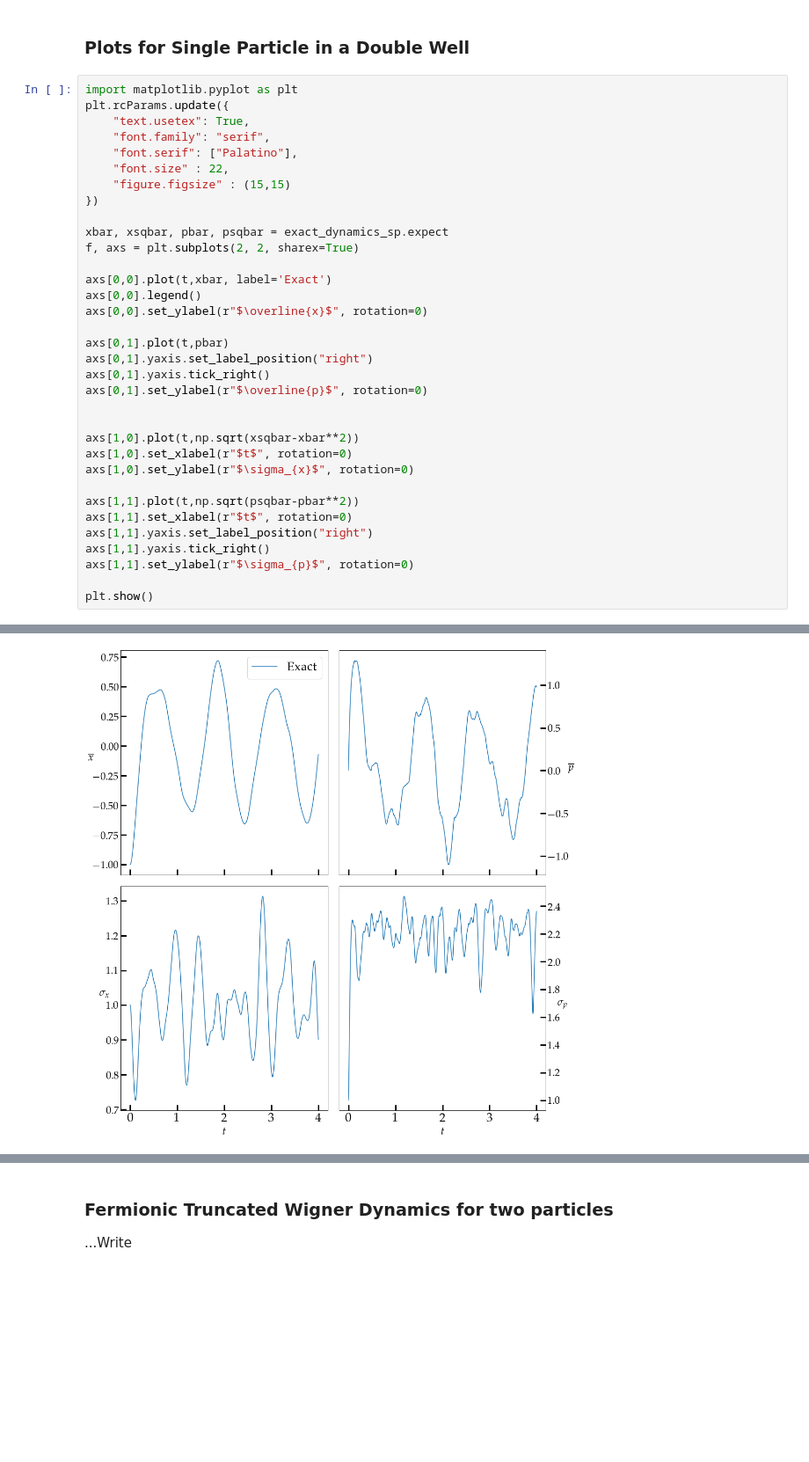
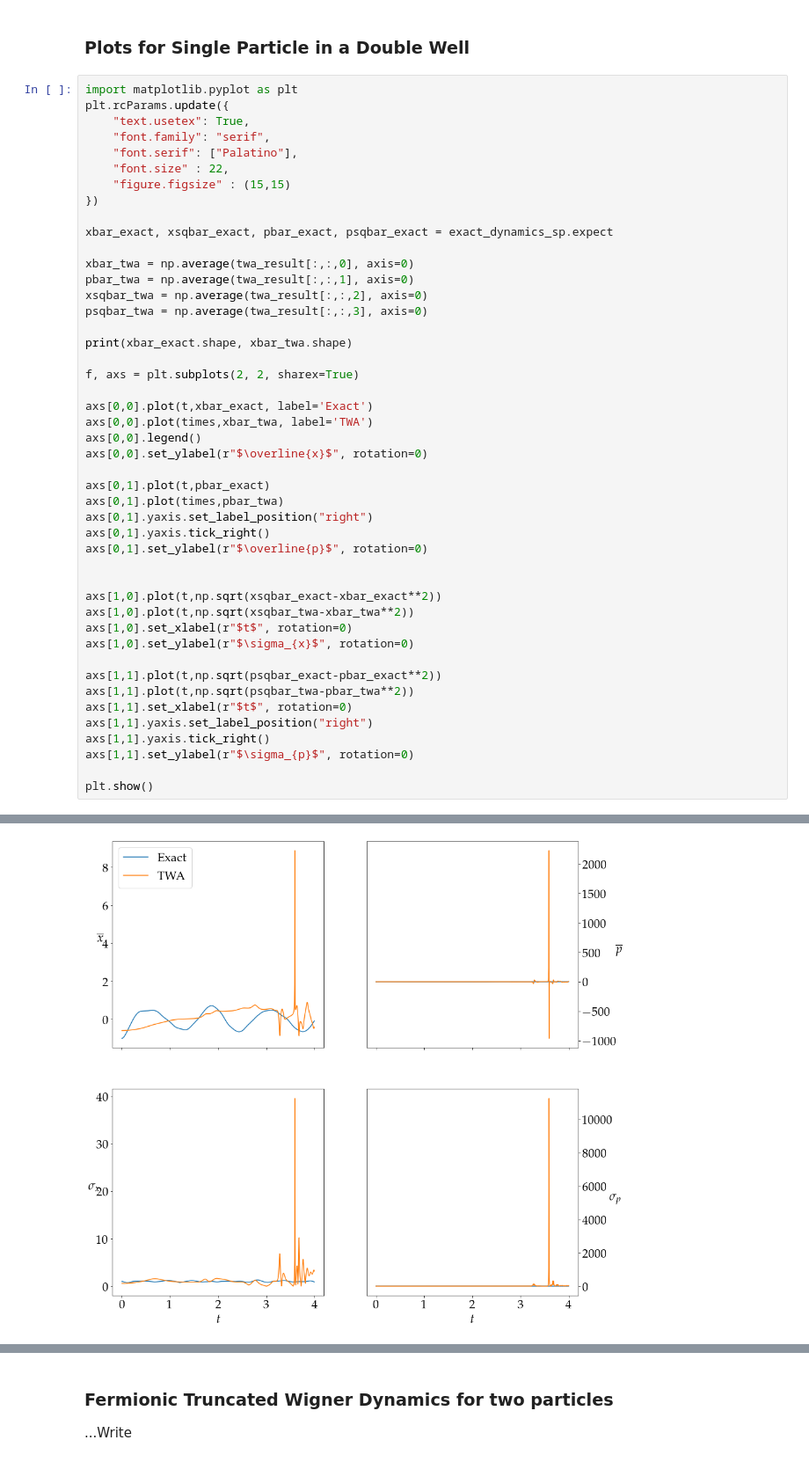
Before and after one commit to hariseldon99/ftwa, a Jupyter notebook: ftwa_few-particles.ipynb, the cells around one changed output, grey strips where cells are left out. Shown at 88% size. Saved outputs shown, nothing was run; the diff lists cells and outputs as text; blank space fills up the shorter version.

```diff
--- a/ftwa_few-particles.ipynb
+++ b/ftwa_few-particles.ipynb
@@ -74,24 +114,36 @@ plt.rcParams.update({
     "figure.figsize" : (15,15)
 })
 
-xbar, xsqbar, pbar, psqbar = exact_dynamics_sp.expect
+xbar_exact, xsqbar_exact, pbar_exact, psqbar_exact = exact_dynamics_sp.expect
+
+xbar_twa = np.average(twa_result[:,:,0], axis=0)
+pbar_twa = np.average(twa_result[:,:,1], axis=0)
+xsqbar_twa = np.average(twa_result[:,:,2], axis=0)
+psqbar_twa = np.average(twa_result[:,:,3], axis=0)
+
+print(xbar_exact.shape, xbar_twa.shape)
+
 f, axs = plt.subplots(2, 2, sharex=True)
 
-axs[0,0].plot(t,xbar, label='Exact')
+axs[0,0].plot(t,xbar_exact, label='Exact')
+axs[0,0].plot(times,xbar_twa, label='TWA')
 axs[0,0].legend()
 axs[0,0].set_ylabel(r"$\overline{x}$", rotation=0)
 
-axs[0,1].plot(t,pbar)
+axs[0,1].plot(t,pbar_exact)
+axs[0,1].plot(times,pbar_twa)
 axs[0,1].yaxis.set_label_position("right")
 axs[0,1].yaxis.tick_right()
 axs[0,1].set_ylabel(r"$\overline{p}$", rotation=0)
 
 
-axs[1,0].plot(t,np.sqrt(xsqbar-xbar**2))
+axs[1,0].plot(t,np.sqrt(xsqbar_exact-xbar_exact**2))
+axs[1,0].plot(t,np.sqrt(xsqbar_twa-xbar_twa**2))
 axs[1,0].set_xlabel(r"$t$", rotation=0)
 axs[1,0].set_ylabel(r"$\sigma_{x}$", rotation=0)
 
-axs[1,1].plot(t,np.sqrt(psqbar-pbar**2))
+axs[1,1].plot(t,np.sqrt(psqbar_exact-pbar_exact**2))
+axs[1,1].plot(t,np.sqrt(psqbar_twa-pbar_twa**2))
 axs[1,1].set_xlabel(r"$t$", rotation=0)
 axs[1,1].yaxis.set_label_position("right")
 axs[1,1].yaxis.tick_right()
@@ -102,4 +156,4 @@ plt.show()
-[figure, old version]
+[figure, new version]
 # %% [markdown]
 # Two Fermions in three wells
 
```
Also changed, not shown: parts of 6 cells of this notebook.
